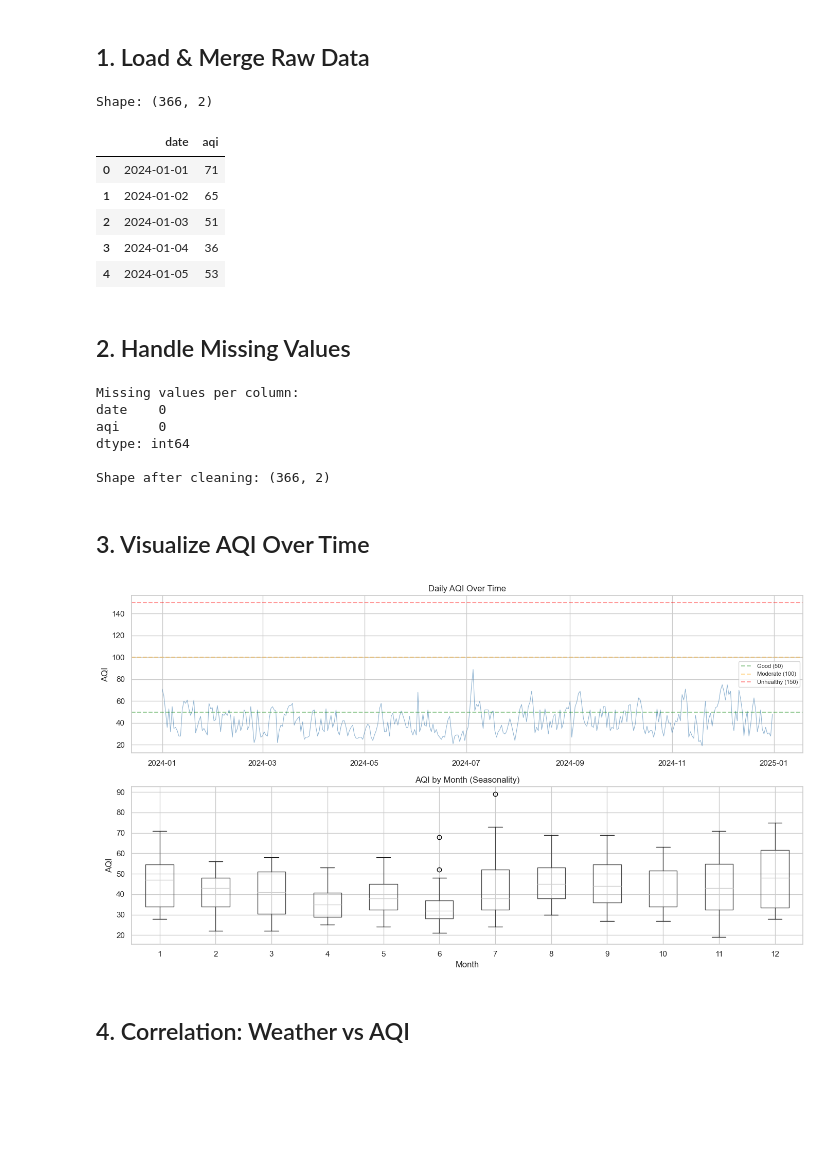
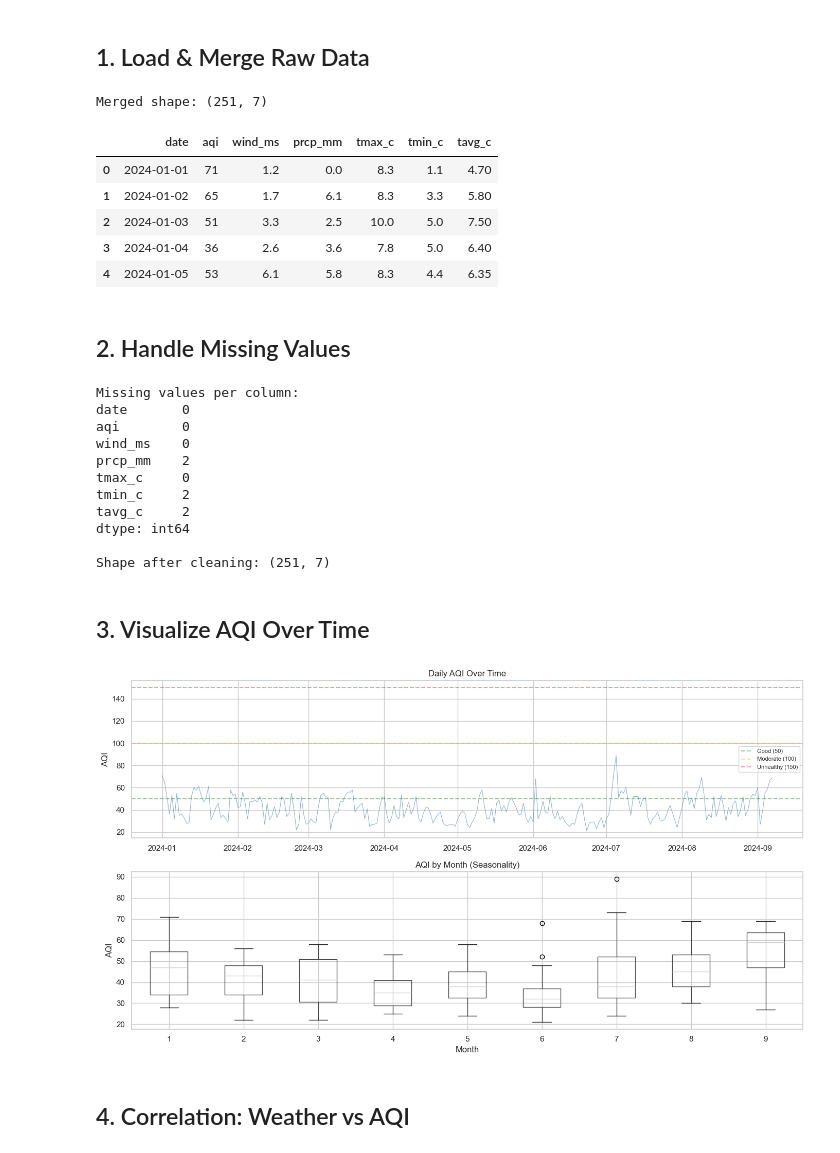
Before and after one commit to dripnooblovesyou/aqi-predictor, a Jupyter notebook: notebooks/02_eda.ipynb, the cells around one changed output. Drawn from its saved outputs; the diff is of its cells as text; code cells hidden in the pictures; blank space fills up the shorter version.

```diff
--- a/notebooks/02_eda.ipynb
+++ b/notebooks/02_eda.ipynb
@@ -13,18 +13,22 @@ plt.rcParams['figure.figsize'] = (14, 5)
 # %% [markdown]
 ## 1. Load & Merge Raw Data
 # %%
-df = aqi_df[['date', 'aqi']].copy()
+aqi_df = pd.read_csv('../data/raw/aqi_raw.csv', parse_dates=['date'])
+weather_df = pd.read_csv('../data/raw/weather_raw.csv', parse_dates=['date'])
+
+df = aqi_df[['date', 'aqi']].merge(weather_df, on='date', how='inner')
 df = df.sort_values('date').reset_index(drop=True)
-print(f'Shape: {df.shape}')
+
+print(f'Merged shape: {df.shape}')
 df.head()
 # %% [output]
-Shape: (366, 2)
+Merged shape: (251, 7)
-|  | date | aqi |
-| 0 | 2024-01-01 | 71 |
-| 1 | 2024-01-02 | 65 |
-| 2 | 2024-01-03 | 51 |
-| 3 | 2024-01-04 | 36 |
-| 4 | 2024-01-05 | 53 |
+|  | date | aqi | wind_ms | prcp_mm | tmax_c | tmin_c | tavg_c |
+| 0 | 2024-01-01 | 71 | 1.2 | 0.0 | 8.3 | 1.1 | 4.70 |
+| 1 | 2024-01-02 | 65 | 1.7 | 6.1 | 8.3 | 3.3 | 5.80 |
+| 2 | 2024-01-03 | 51 | 3.3 | 2.5 | 10.0 | 5.0 | 7.50 |
+| 3 | 2024-01-04 | 36 | 2.6 | 3.6 | 7.8 | 5.0 | 6.40 |
+| 4 | 2024-01-05 | 53 | 6.1 | 5.8 | 8.3 | 4.4 | 6.35 |
 # %% [markdown]
 ## 2. Handle Missing Values
 # %%
@@ -45,11 +49,16 @@ df = df.dropna()
 print(f'\nShape after cleaning: {df.shape}')
 # %% [output]
 Missing values per column:
-date    0
-aqi     0
+date       0
+aqi        0
+wind_ms    0
+prcp_mm    2
+tmax_c     0
+tmin_c     2
+tavg_c     2
 dtype: int64
 
-Shape after cleaning: (366, 2)
+Shape after cleaning: (251, 7)
 # %% [markdown]
 ## 3. Visualize AQI Over Time
 # %%
@@ -76,7 +85,7 @@ plt.suptitle('')
 plt.tight_layout()
 plt.show()
 # %% [output]
-[figure, old version]
+[figure, new version]
 # %% [markdown]
 ## 4. Correlation: Weather vs AQI
 # %%
```
Also changed, not shown: parts of 4 cells of this notebook, 2 other files.
